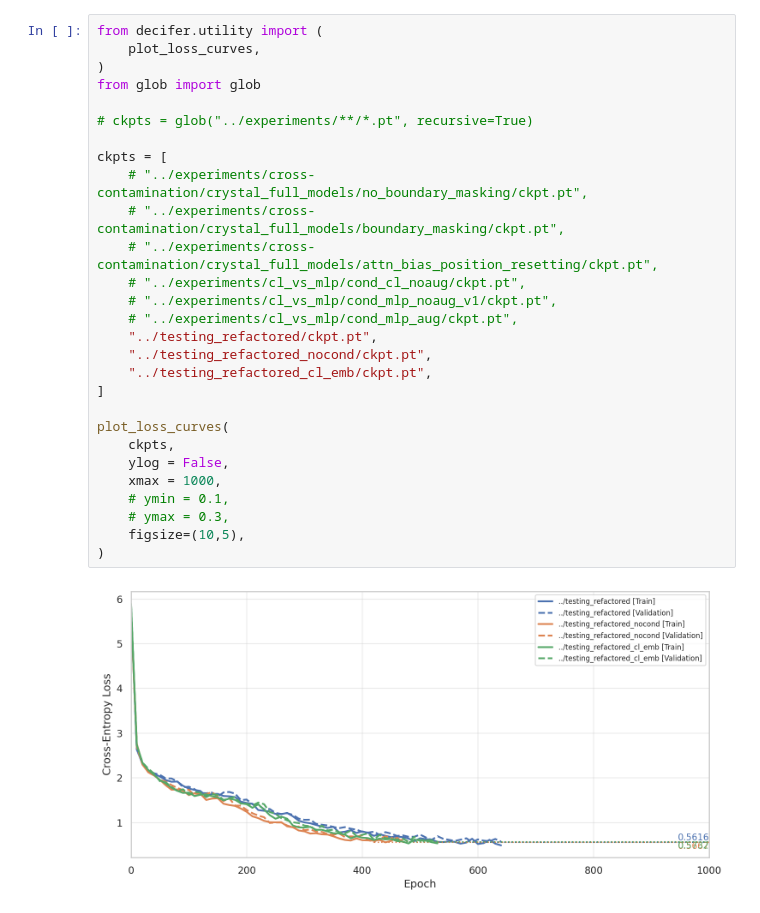
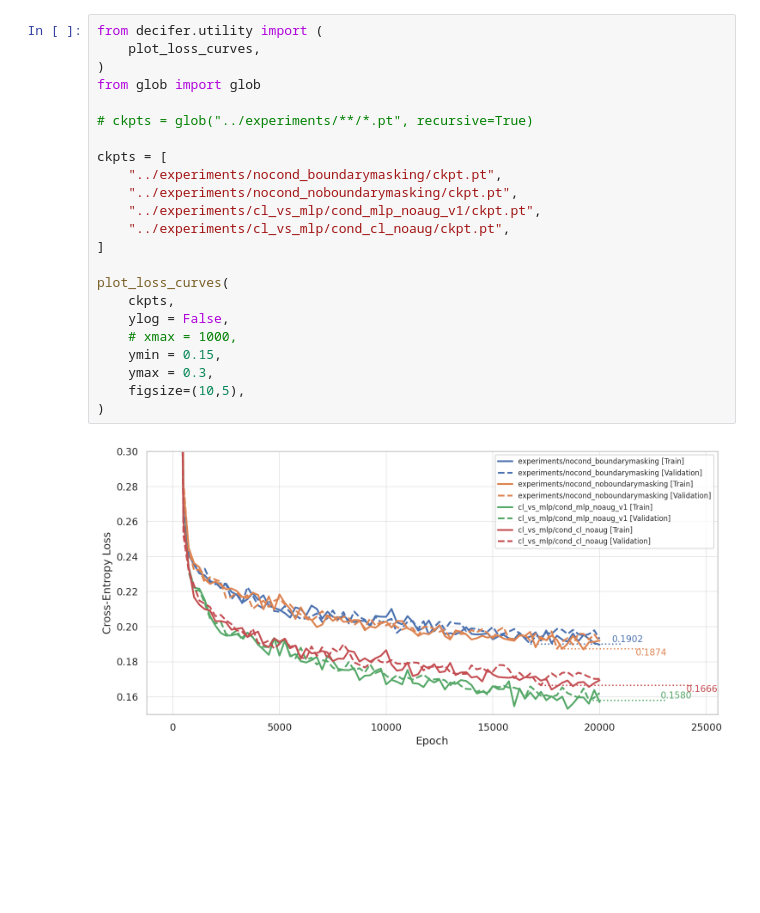
Before and after one commit to zhaohan-alan/decifier, a Jupyter notebook: notebooks/CE-Loss.ipynb, the cells around one changed output. Cells and saved outputs as stored; diff of their text form; blank space fills up the shorter version.

```diff
--- a/notebooks/CE-Loss.ipynb
+++ b/notebooks/CE-Loss.ipynb
@@ -1,30 +1,25 @@
 # %%
 from decifer.utility import (
     plot_loss_curves,
 )
 from glob import glob
 
 # ckpts = glob("../experiments/**/*.pt", recursive=True)
 
 ckpts = [
-    # "../experiments/cross-contamination/crystal_full_models/no_boundary_masking/ckpt.pt",
-    # "../experiments/cross-contamination/crystal_full_models/boundary_masking/ckpt.pt",
-    # "../experiments/cross-contamination/crystal_full_models/attn_bias_position_resetting/ckpt.pt",
-    # "../experiments/cl_vs_mlp/cond_cl_noaug/ckpt.pt",
-    # "../experiments/cl_vs_mlp/cond_mlp_noaug_v1/ckpt.pt",
-    # "../experiments/cl_vs_mlp/cond_mlp_aug/ckpt.pt",
-    "../testing_refactored/ckpt.pt",
-    "../testing_refactored_nocond/ckpt.pt",
-    "../testing_refactored_cl_emb/ckpt.pt",
+    "../experiments/nocond_boundarymasking/ckpt.pt",
+    "../experiments/nocond_noboundarymasking/ckpt.pt",
+    "../experiments/cl_vs_mlp/cond_mlp_noaug_v1/ckpt.pt",
+    "../experiments/cl_vs_mlp/cond_cl_noaug/ckpt.pt",
 ]
 
 plot_loss_curves(
     ckpts,
     ylog = False,
-    xmax = 1000,
-    # ymin = 0.1,
-    # ymax = 0.3,
+    # xmax = 1000,
+    ymin = 0.15,
+    ymax = 0.3,
     figsize=(10,5),
 )
 # %% [output]
-[figure, old version]
+[figure, new version]
```
Also changed, not shown: 1 other file.
